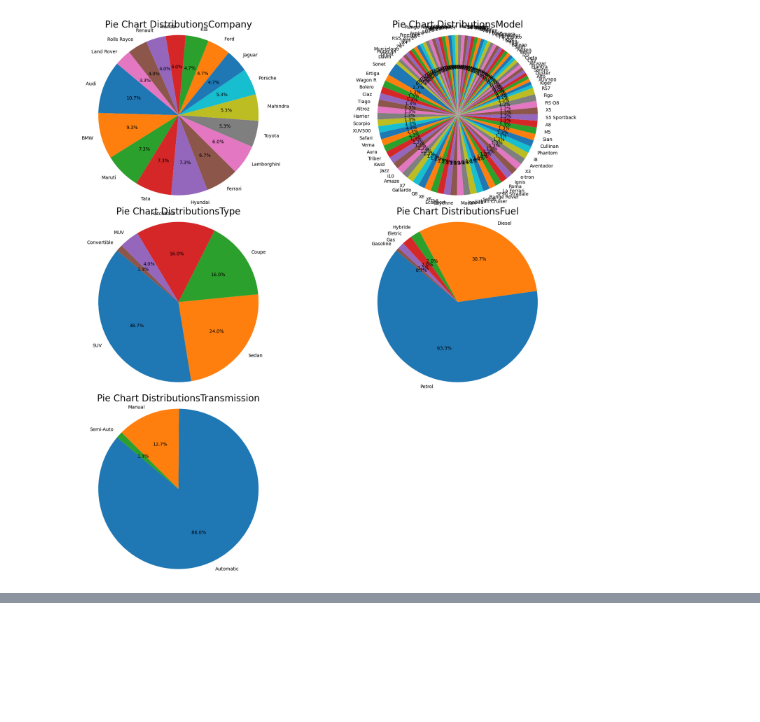
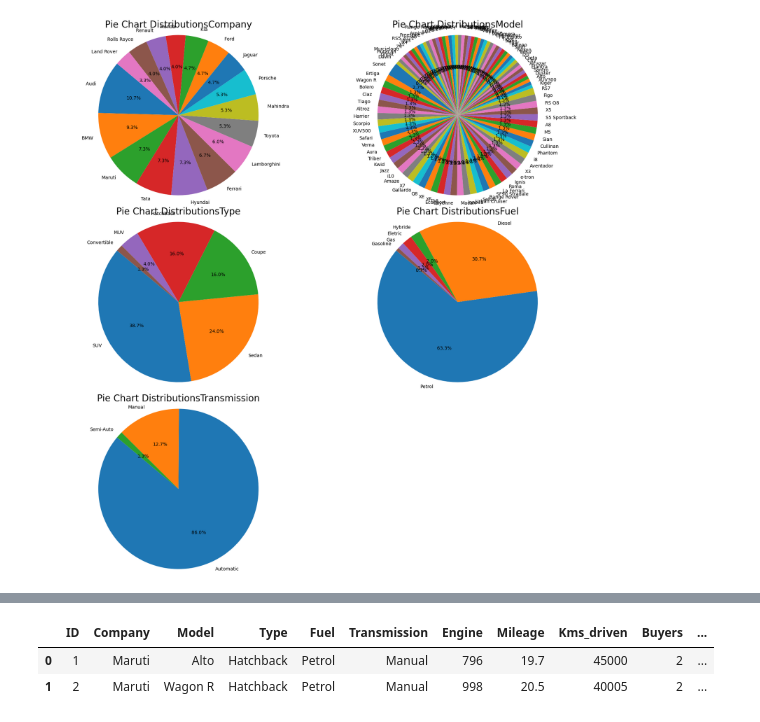
Before and after one commit to potat0ka/project, a Jupyter notebook: Car_Price_pridiction.ipynb, the cells around one changed output, grey strips where cells are left out. Cells and saved outputs as stored; diff of their text form; code cells hidden in the pictures; blank space fills up the shorter version.

```diff
--- a/Car_Price_pridiction.ipynb
+++ b/Car_Price_pridiction.ipynb
@@ -220,0 +233,6 @@ plt.show()
+# %%
+df.head(2)
+# %% [output]
+|  | ID | Company | Model | Type | Fuel | Transmission | Engine | Mileage | Kms_driven | Buyers | ... |
+| 0 | 1 | Maruti | Alto | Hatchback | Petrol | Manual | 796 | 19.7 | 45000 | 2 | ... |
+| 1 | 2 | Maruti | Wagon R | Hatchback | Petrol | Manual | 998 | 20.5 | 40005 | 2 | ... |
```
Also changed, not shown: parts of 17 cells of this notebook.
